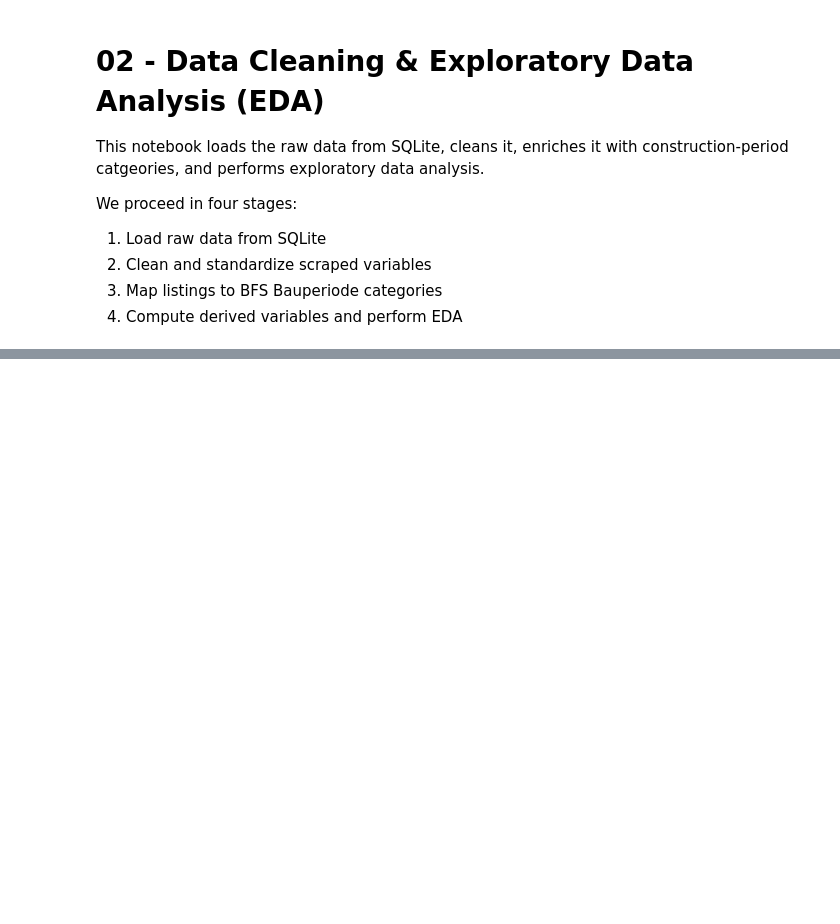
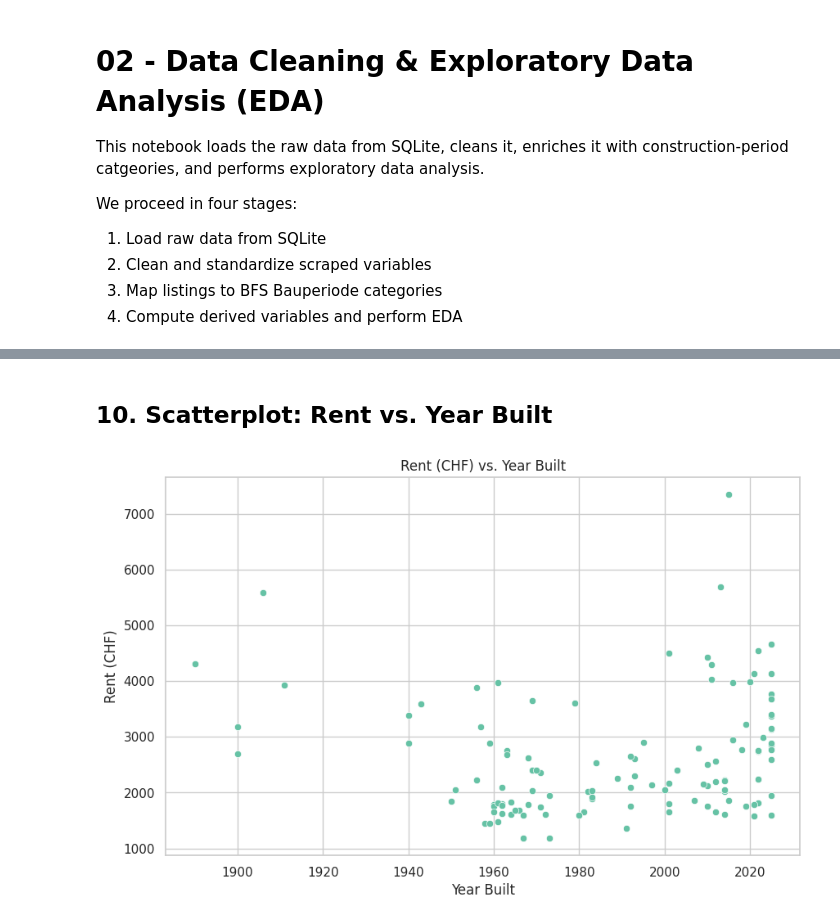
Before and after one commit to maimasuya/ARM_Quantitative_Project_Group_3, a Jupyter notebook: Notebooks/02_data_cleaning_eda.ipynb, the cells around one changed output, grey strips where cells are left out. Cells and saved outputs as stored; diff of their text form; code cells hidden in the pictures; blank space fills up the shorter version.

```diff
--- a/Notebooks/02_data_cleaning_eda.ipynb
+++ b/Notebooks/02_data_cleaning_eda.ipynb
@@ -34,0 +222,11 @@ df_raw.head()
+# %% [markdown]
+## 10. Scatterplot: Rent vs. Year Built
+# %%
+plt.figure(figsize=(10,6))
+sns.scatterplot(data=df_clean, x="year_built", y="rent_chf")
+plt.title("Rent (CHF) vs. Year Built")
+plt.xlabel("Year Built")
+plt.ylabel("Rent (CHF)")
+plt.show()
+# %% [output]
+[figure, added]
```
Also changed, not shown: parts of 20 cells of this notebook.
